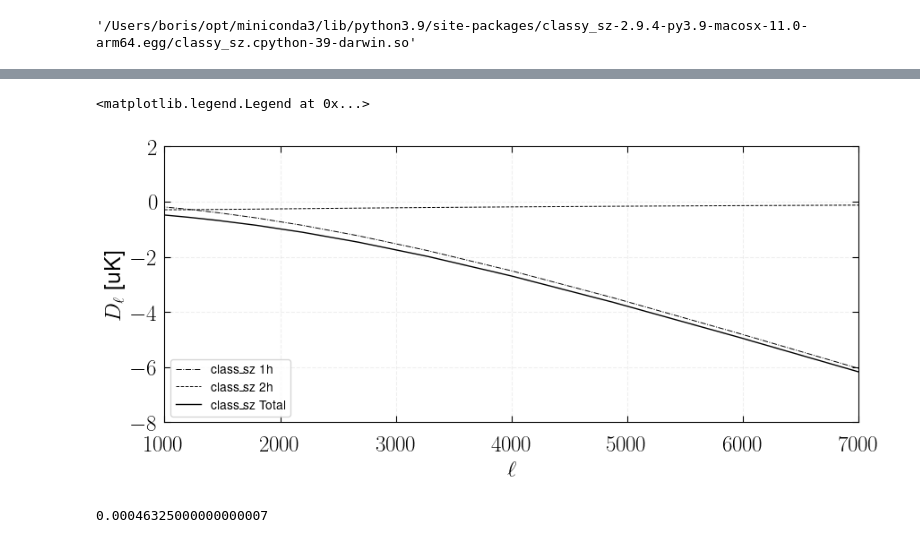
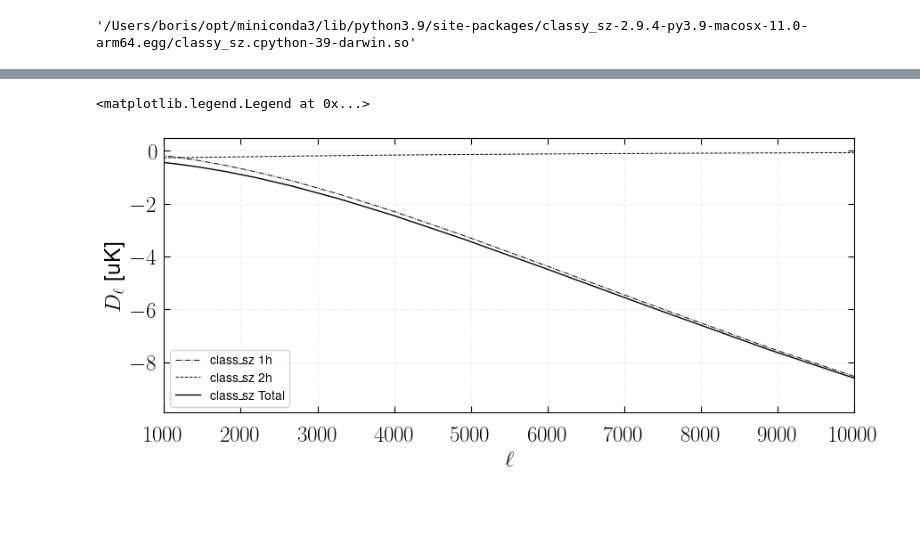
Before and after one commit to CLASS-SZ/notebooks, a Jupyter notebook: class_szxcib.ipynb, the cells around one changed output, grey strips where cells are left out. Cells and saved outputs as stored; diff of their text form; code cells hidden in the pictures; blank space fills up the shorter version.

```diff
--- a/class_szxcib.ipynb
+++ b/class_szxcib.ipynb
@@ -254,37 +396,33 @@ fig, ax = plt.subplots(figsize=(10, 4))
 ax.tick_params(axis = 'x',which='both',length=5,direction='in', pad=10)
 ax.tick_params(axis = 'y',which='both',length=5,direction='in', pad=5)
 ax.xaxis.set_ticks_position('both')
 ax.yaxis.set_ticks_position('both')
 plt.setp(ax.get_yticklabels(), rotation='horizontal', fontsize=18)
 plt.setp(ax.get_xticklabels(), fontsize=18)
 ax.grid( visible=True, which="both", alpha=0.2, linestyle='--')
 # ax.set_xscale("log")
 # ax.set_yscale("log")
 
 
 clsp = specs_dict['cib x y']
 l = np.asarray(clsp['ell'])
 
 nu = 150.
 y_to_uK = fsz(nu)*0.0025
 
 ax.plot(l,np.asarray(clsp['1h'])*(1e-6*y_to_uK),
           ls='-.',c='k',label='class_sz 1h',lw=0.7)
 
 ax.plot(l,np.asarray(clsp['2h'])*(1e-6*y_to_uK),
           ls='--',c='k',label='class_sz 2h',lw=0.7)
 
 ax.plot(l,(np.asarray(clsp['2h'])+np.asarray(clsp['1h']))*(1e-6*y_to_uK),
         ls='-',c='k',label='class_sz Total',lw=1)
-ax.set_xlim(1000,7000)
-ax.set_ylim(-8,2)
+ax.set_xlim(1000,10000)
+# ax.set_ylim(-10,2)
 plt.xlabel(r"$\ell$",fontsize=18)
 plt.ylabel(r"$D_\ell$ [uK]",fontsize=18)
 plt.legend()
 # %% [output]
 <matplotlib.legend.Legend at 0x...>
-[figure, old version]
+[figure, new version]
-# %%
-1.7e-4*2.725
-# %% [output]
-0.00046325000000000007
```
Also changed, not shown: parts of 15 cells of this notebook, 2 other files.
